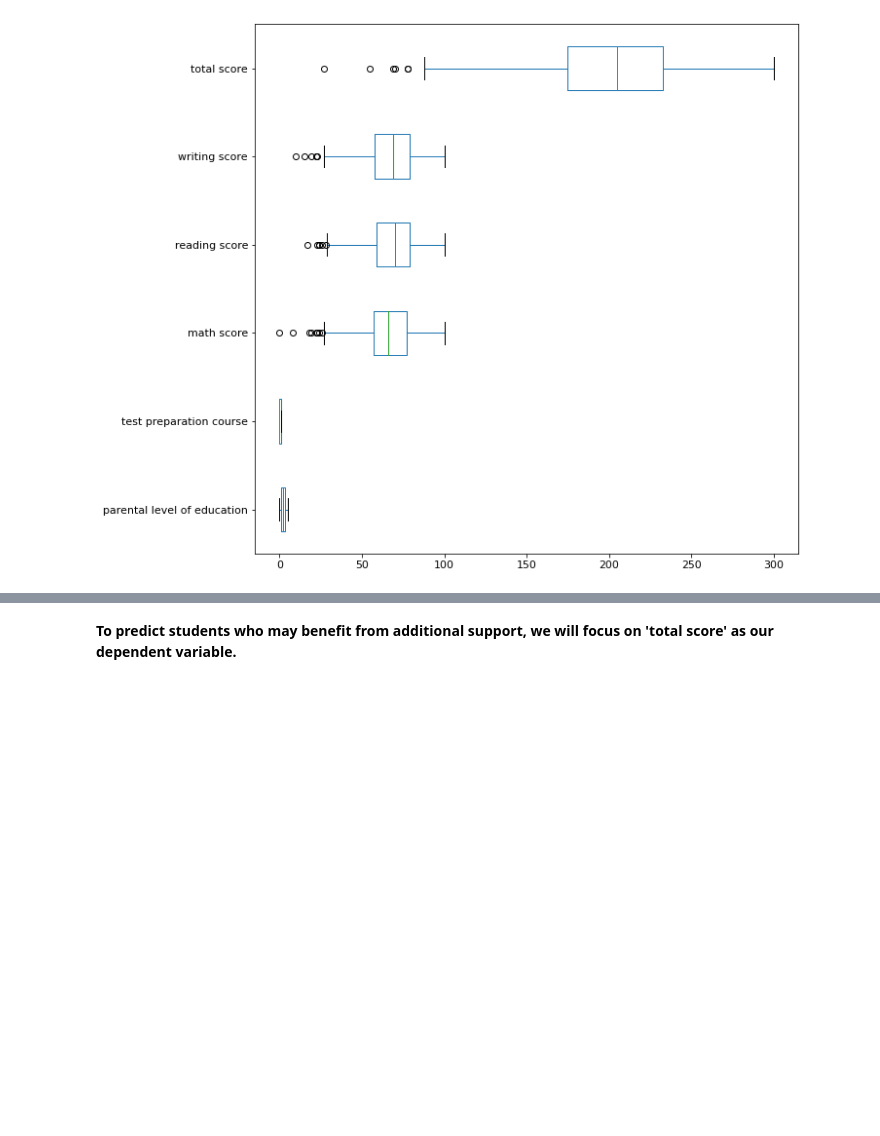
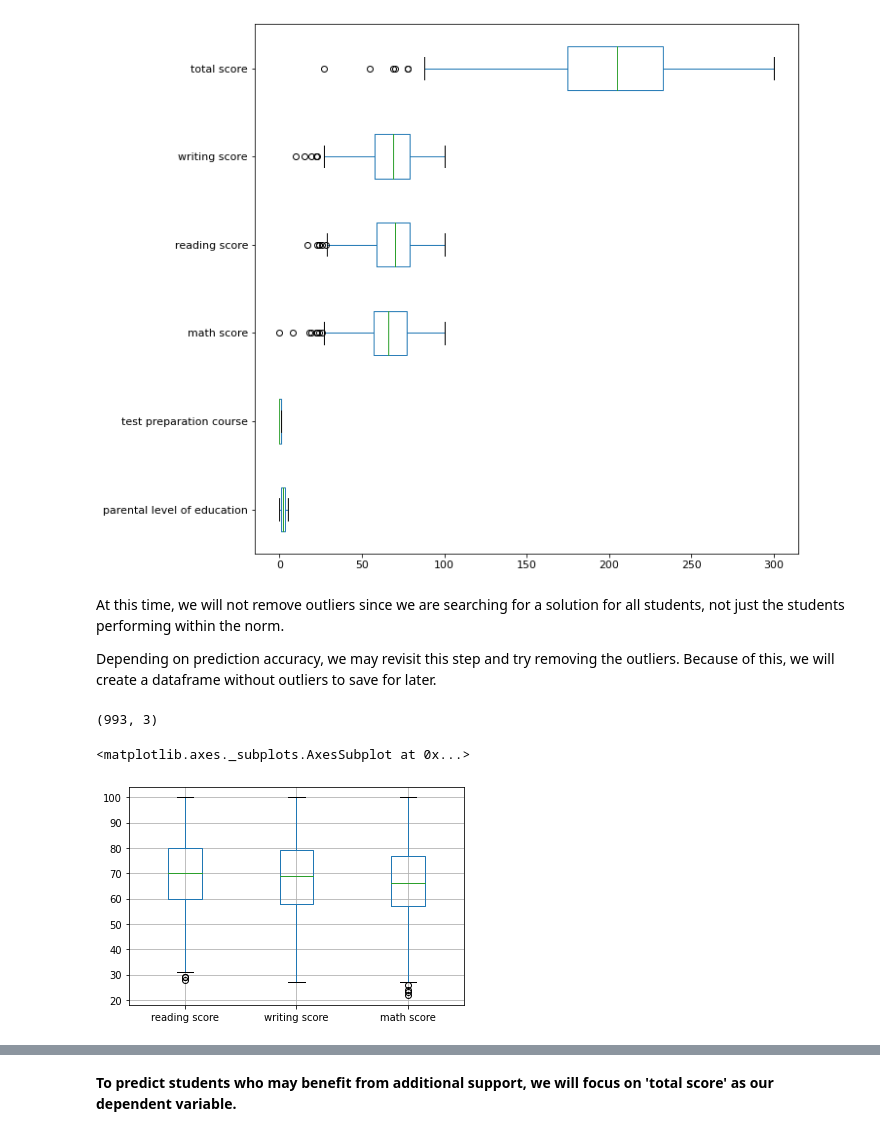
Before and after one commit to taflor/Student-Scores, a Jupyter notebook: notebooks/1.2 Exploratory Data Analysis.ipynb, the cells around one changed output, grey strips where cells are left out. Saved outputs shown, nothing was run; the diff lists cells and outputs as text; code cells hidden in the pictures; blank space fills up the shorter version.

```diff
--- a/notebooks/1.2 Exploratory Data Analysis.ipynb
+++ b/notebooks/1.2 Exploratory Data Analysis.ipynb
@@ -107,3 +138,27 @@ The math, reading, and writing score are contained within the total score. All c
 boxplot = df.boxplot(grid=False, vert=False, fontsize=11, figsize=(10,10))
 # %% [output]
 [figure]
+# %% [markdown]
+At this time, we will not remove outliers since we are searching for a solution for all students, not just the students performing within the norm.
+
+Depending on prediction accuracy, we may revisit this step and try removing the outliers. Because of this, we will create a dataframe without outliers to save for later.
+# %%
+from scipy import stats
+import numpy as np
+
+df_numeric = df[['reading score','writing score','math score']]
+
+# create array with z-scores
+z = np.abs(stats.zscore(df_numeric))
+
+# new dataframe without outliers
+df_numeric_out = df_numeric[(z < 3).all(axis=1)]
+# %%
+df_numeric_out.shape
+# %% [output]
+(993, 3)
+# %%
+df_numeric_out.boxplot()
+# %% [output]
+<matplotlib.axes._subplots.AxesSubplot at 0x...>
+[figure, added]
```
Also changed, not shown: parts of 33 cells of this notebook, 4 other files.
